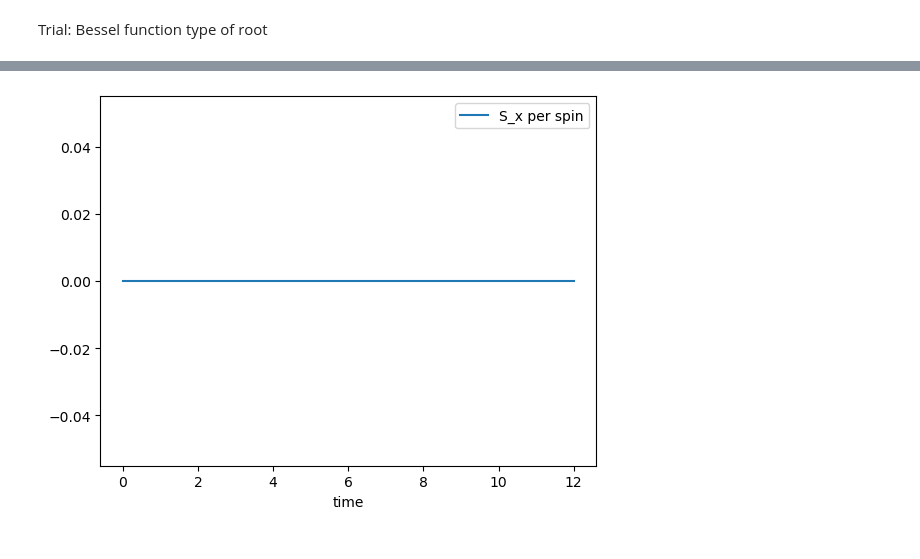
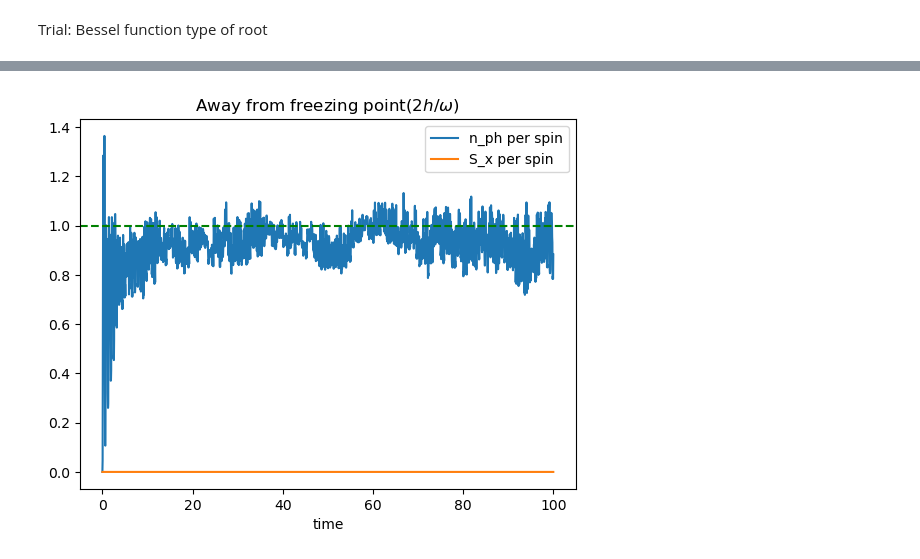
Before and after one commit to rahmahi/DMBL-Engine, a Jupyter notebook: Codes/transverse_photonic_time_evolve.ipynb, the cells around one changed output, grey strips where cells are left out. Cells and saved outputs as stored; diff of their text form; code cells hidden in the pictures.

```diff
--- a/Codes/transverse_photonic_time_evolve.ipynb
+++ b/Codes/transverse_photonic_time_evolve.ipynb
@@ -87,9 +136,20 @@ from scipy.special import jn_zeros
 
 # -------------------------
 # parameters
-N = 3         # number of spins
+N = 6        # number of spins
 n_ph = 20      # photon cutoff
 hbar = 1.0
+
+beta = float('inf')
+Jvalue = 1
+omega = 20
+g0 = 3.5 * omega / 2
+
+H0 = h0_ham(N, beta, Jvalue)
+H0 = tensor(H0, qeye(n_ph))
+
+# time
+ttop = 100
 
 # photon operators
 a = destroy(n_ph)
@@ -99,93 +159,54 @@ I_ph = qeye(n_ph)
 # spin identity (N qubits)
 I_spin_full = tensor(*[qeye(2) for _ in range(N)])
 
-# helper: operator at one site
-def spin_only_op(op, site, N):
-    ops = [qeye(2) for _ in range(N)]
-    ops[site] = op
-    return tensor(*ops)
-
 # collective Sx
 Sx_spin = 0.5 * sum(spin_only_op(sigmax(), i, N) for i in range(N))
 
 # full operator (a+a†) ⊗ Sx
 V = tensor(a + adag, Sx_spin)
 
-# -------------------------
-# parameters
-N = 3         # number of spins
-n_ph = 20      # photon cutoff
-hbar = 1.0
+H0 = Qobj(H0.full())
+V = Qobj(V.full())
 
-# photon operators
-a = destroy(n_ph)
-adag = a.dag()
-I_ph = qeye(n_ph)
-
-# spin identity (N qubits)
-I_spin_full = tensor(*[qeye(2) for _ in range(N)])
-
-# helper: operator at one site
-def spin_only_op(op, site, N):
-    ops = [qeye(2) for _ in range(N)]
-    ops[site] = op
-    return tensor(*ops)
-
-# collective Sx
-Sx_spin = 0.5 * sum(spin_only_op(sigmax(), i, N) for i in range(N))
-
-# full operator (a+a†) ⊗ Sx
-V = tensor(a + adag, Sx_spin)
-
-# -------------------------
-# -------------------------
+H = H0 + V
 # time-dependence
 '''
     Try to get an idea if there is true-freezing at some of the drive paramter
 
     J_0(2 g_0 /w) = 0
 
 '''
-
-def g_t(t, args):
-    g0 = args.get('g0', jn_zeros( 0, 2)[0] * 10/2)
-    w = args.get('omega', 10.0)
-    return g0 * np.sin(w * t)
-
-def gdot_t(t, args):
-    g0 = args.get('g0', 2.0)
-    w = args.get('omega', 10.0)
-    return g0 * w * np.cos(w * t)
-
-def coeff(t, args):
-    return (g_t(t, args) - gdot_t(t, args)) / np.sqrt(N)
-
 # Hamiltonian list for sesolve
-H_td = [[V, coeff]]
+#H_td = [[H, coeff]]
+H_td = [H0, [V, g_t]]
 
 # -------------------------
 # initial state: photon vacuum ⊗ all spins up
 spin_up = tensor(*([basis(2, 0)] * N))
 psi0 = tensor(basis(n_ph, 0), spin_up)
 
 # observables: photon number, Sx
 op_nph = tensor(adag*a, I_spin_full)
 op_Sx  = tensor(I_ph, Sx_spin)
 
 # evolve
-tlist = np.linspace(0, 12, 300)
-args = {'omega': 10.0, 'g0': jn_zeros( 0, 2)[0] * 10/2}
+tlist = np.linspace(0, ttop,  ttop * 20 + 1)
+opts = Options(nsteps=1e5)
+args = {'omega': 10.0, 'g0': g0, 'opts':opts}
 result = sesolve(H_td, psi0, tlist, e_ops=[op_nph, op_Sx], args=args)
 
 # extract results
 nph_t = np.real(result.expect[0]) / N
 Sx_t  = np.real(result.expect[1]) / N
 
 # plot
-#plt.plot(tlist, nph_t, label='n_ph per spin')
+plt.plot(tlist, nph_t, label='n_ph per spin')
 plt.plot(tlist, Sx_t, label='S_x per spin')
 plt.xlabel("time")
 plt.legend()
+
+plt.title(r"Away from freezing point($2h/\omega$)")
+plt.axhline(y =1, ls = '--', color = 'green')
 plt.show()
 # %% [output]
-[figure, old version]
+[figure, new version]
```
Also changed, not shown: parts of 4 cells of this notebook.
